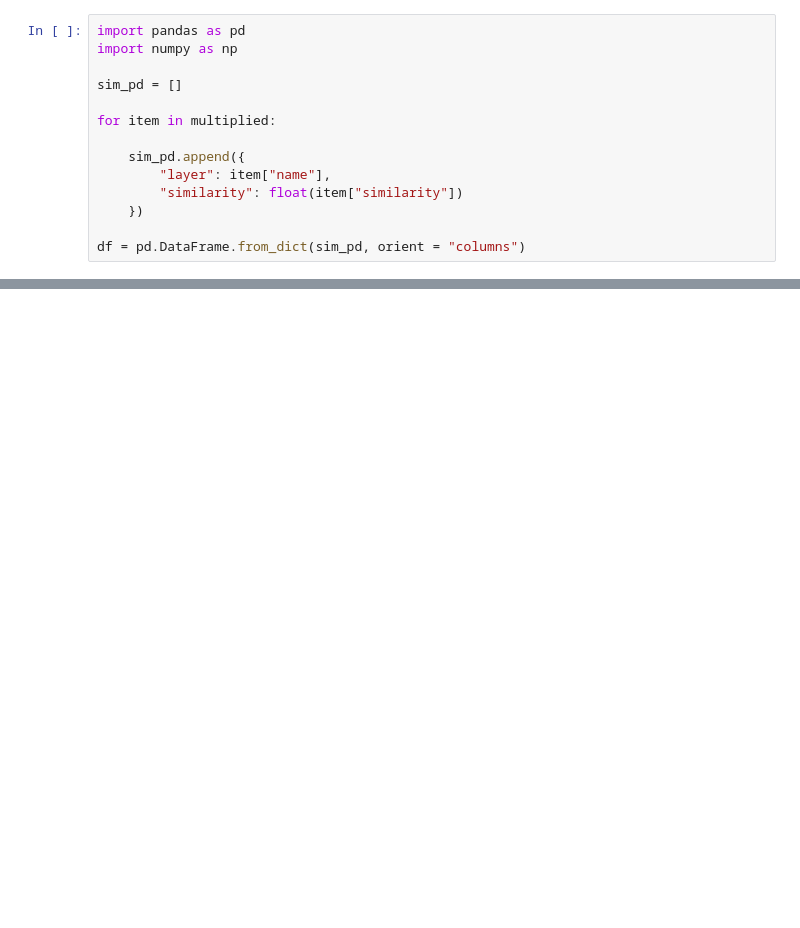
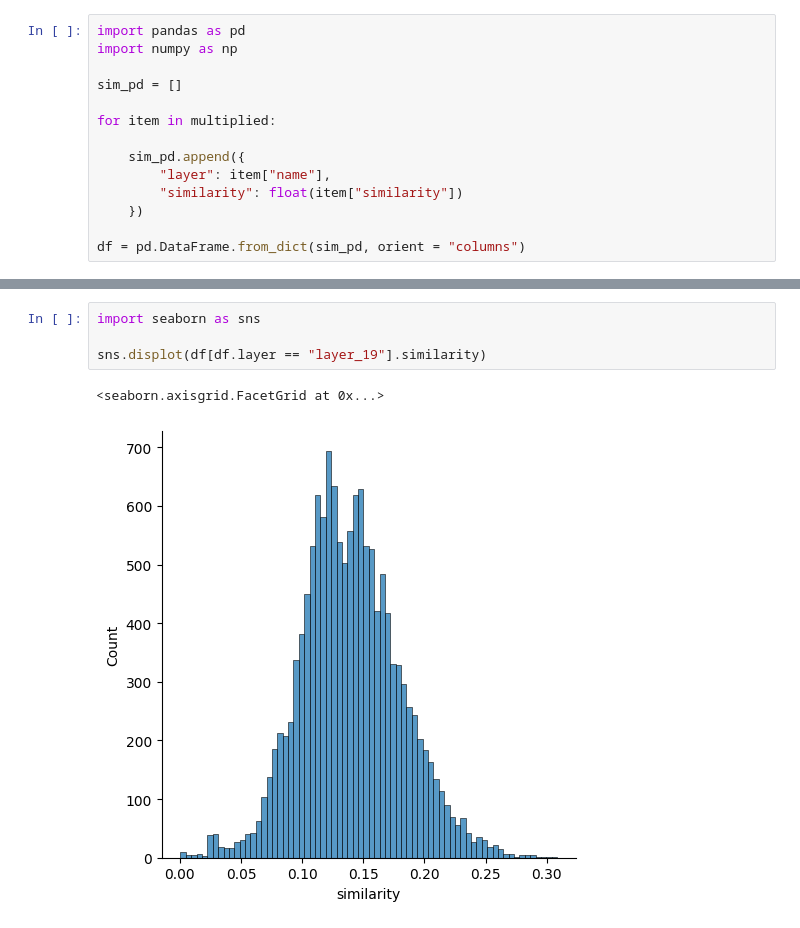
Before and after one commit to rafaelpierrehf/peft-playground, a Jupyter notebook: notebooks/vectors.ipynb, the cells around one changed output, grey strips where cells are left out. Cells and saved outputs as stored; diff of their text form; blank space fills up the shorter version.

```diff
--- a/notebooks/vectors.ipynb
+++ b/notebooks/vectors.ipynb
@@ -270,0 +189,7 @@ sns.displot(df[df.layer == "layer_29"].similarity)
+# %%
+import seaborn as sns
+
+sns.displot(df[df.layer == "layer_19"].similarity)
+# %% [output]
+<seaborn.axisgrid.FacetGrid at 0x...>
+[figure, added]
```
Also changed, not shown: parts of 5 cells of this notebook, 1 other file.
